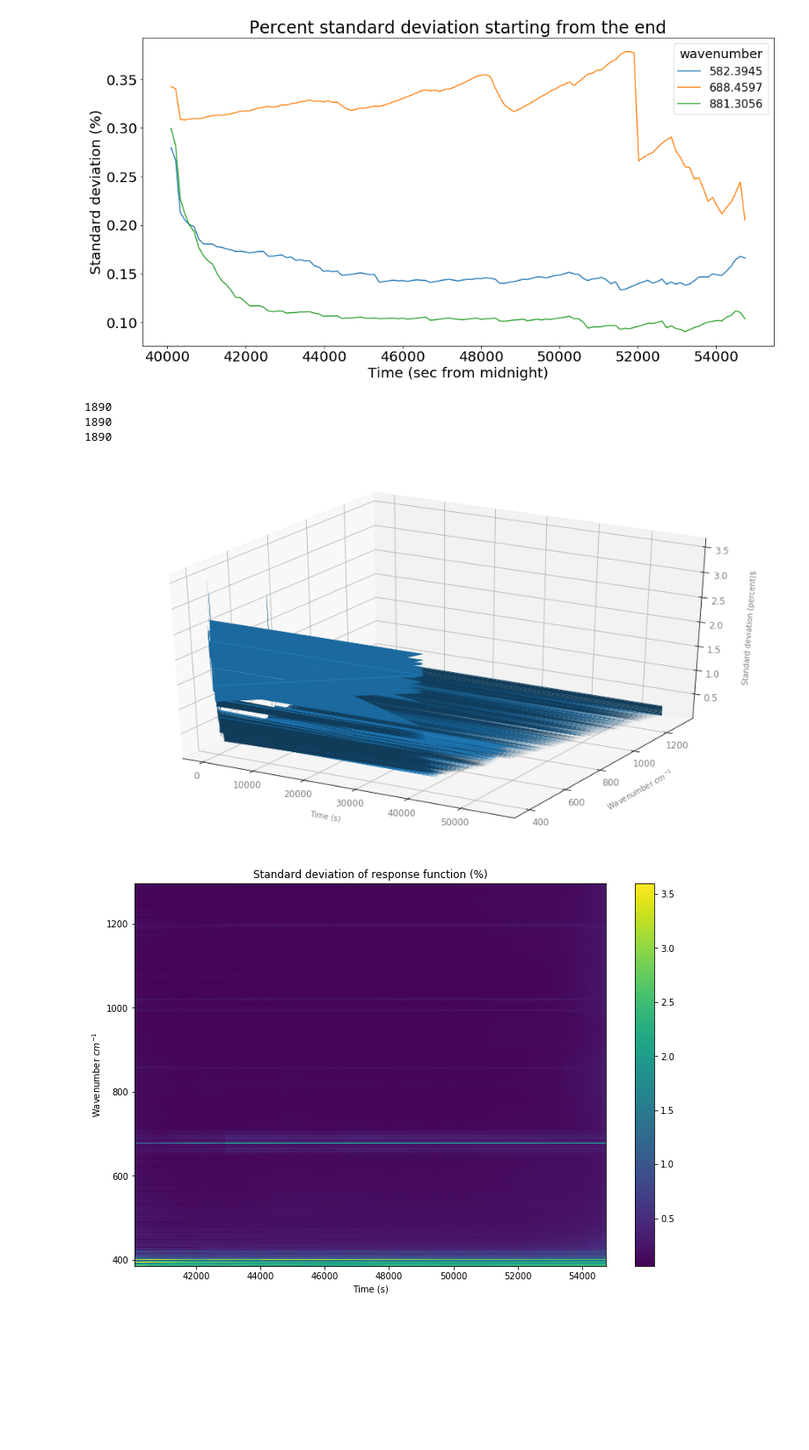
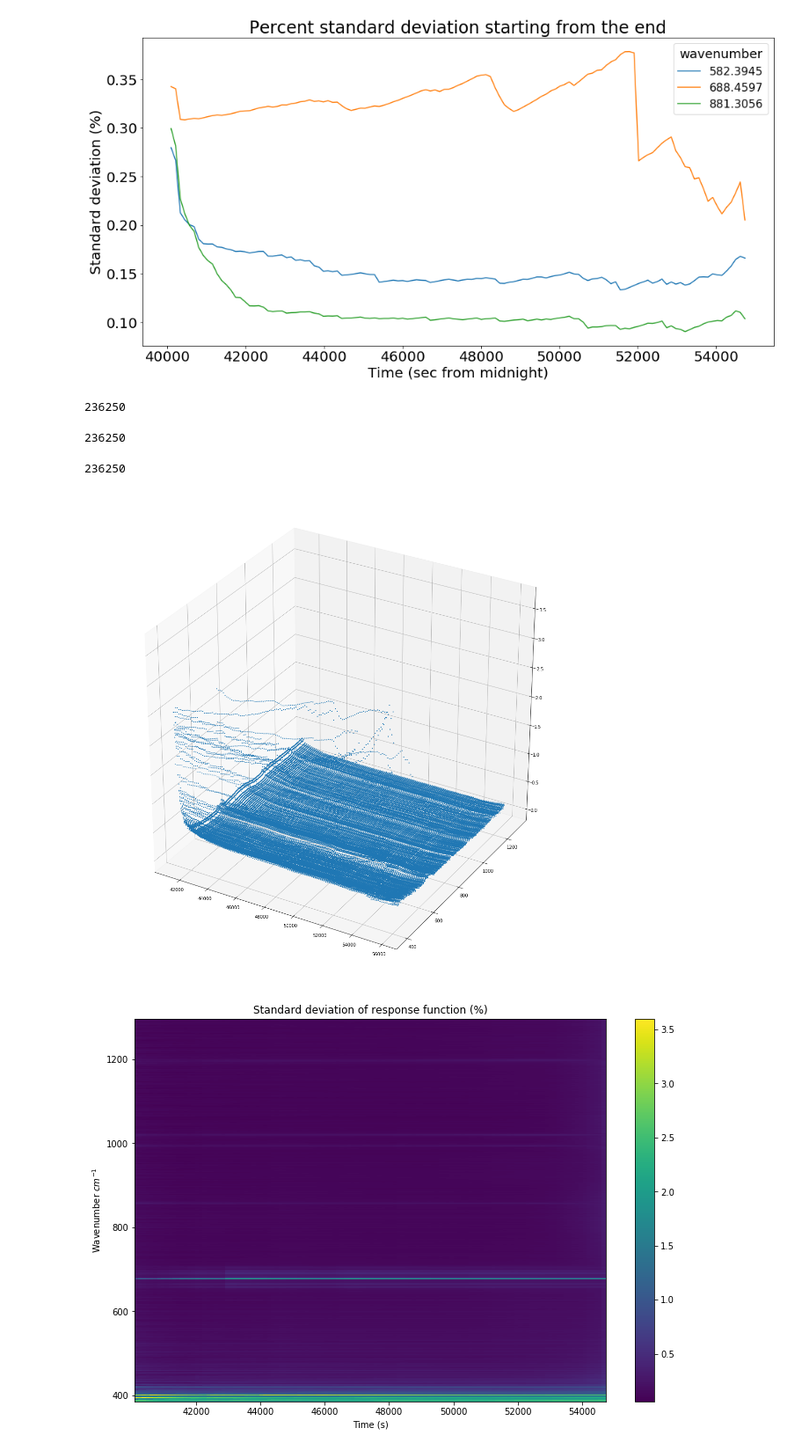
Before and after one commit to micolbedarida/MSci_Project, a Jupyter notebook: newpolycode.ipynb, the cells around one changed output. Shown at 88% size. Drawn from its saved outputs; the diff is of its cells as text; code cells hidden in the pictures; blank space fills up the shorter version.

```diff
--- a/newpolycode.ipynb
+++ b/newpolycode.ipynb
@@ -15,7 +17,7 @@ import glob
 file_name = 'IC_raw_spectra_'
 
 """Polypropylene"""
-path_raw = 'H:/MSci Project/polypropylene' #path containing all raw spectra
+path_raw = '//icnas4.cc.ic.ac.uk/rs5115/MSci Project/polypropylene' #path containing all raw spectra
 full_log = 'poly_window_test1-20181218110622.log' #contains temperature and status of h/c BB target
 
 """After Realignment"""
@@ -472,31 +467,29 @@ for i in nprange:
-# %%
-print(len(all_stds_from_back))
-print(len(spec_time_fillers))
-print(len(wavenums[:1890]))
-# %% [output]
-1890
-1890
-1890
-# %%
-from mpl_toolkits.mplot3d import Axes3D
-import matplotlib.cm as cm
-
-def plot_stds_from_back(): #start and stop are roughly the wavenums to plot
-    fig = plt.figure(figsize=(16,9))
-    ax = fig.add_subplot(111, projection='3d')
-
-    #ax.scatter(spec_time_fillers, wavenums[:1890], all_stds_from_back, s=1, cmap='inferno')
-    surf = ax.plot_surface(spec_time_fillers, wavenums[:1890], np.transpose(all_stds_from_back))
-    #y2 = np.ma.masked_where(((spec_time_fillers>0)&(spec_time_fillers<60000)), wavenums[:1800])
-
-    ax.tick_params(labelsize=12, labelcolor='grey')
-    ax.set_xlabel('Time (s)', color='grey', labelpad=15)
-    ax.set_ylabel(r'Wavenumber $cm^{-1}$', color='grey', labelpad=15)
-    ax.set_zlabel(r'Standard deviation (percent)$', color='grey', labelpad=15)
-
-plot_stds_from_back()
-# %% [output]
-[figure, removed]
+# %%
+wavenums[:1890]
+wavenums_plot = []
+
+for wn in wavenums[:1890]:
+    wavenums_plot.append([wn] * (len(times[1:-2:2])-10))
+flat_wns = [item for sublist in wavenums_plot for item in sublist]
+# %% [output]
+236250
+# %%
+times_plot = list(times[1:-2:2])[::-1][:-10]
+flat_times = [item for sublist in [times_plot]*len(wavenums[:1890]) for item in sublist]
+# %% [output]
+236250
+# %%
+flat_stds = [item for sublist in all_stds_from_back for item in sublist]
+len(flat_stds)
+# %% [output]
+236250
+# %%
+fig = plt.figure(figsize=(20,20))
+ax = fig.add_subplot(111, projection='3d')
+ax.scatter(flat_times, flat_wns, flat_stds, s=1, cmap='inferno')
+plt.show()
+# %% [output]
+[figure, added]
 # %%
 fig, ax = plt.subplots(figsize=(12,8))
 
```
Also changed, not shown: parts of 2 cells of this notebook.
